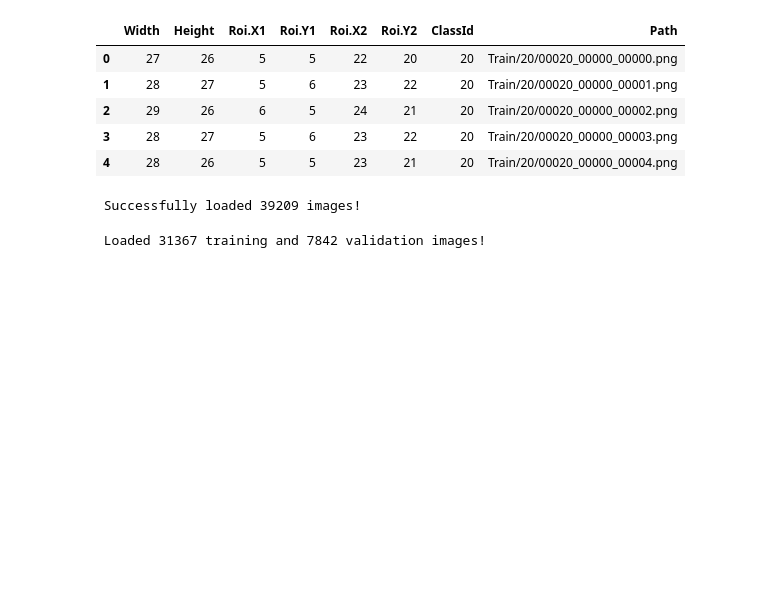
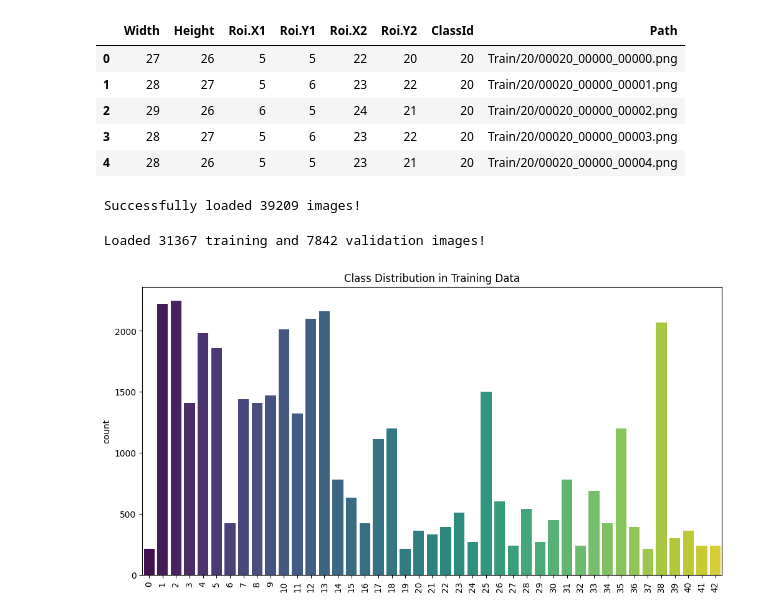
Before and after one commit to rahaffayez/Traffic_Sign_Recognition, a Jupyter notebook: traffic-sign-classification.ipynb, the cells around one changed output. Saved outputs shown, nothing was run; the diff lists cells and outputs as text; code cells hidden in the pictures; blank space fills up the shorter version.

```diff
--- a/traffic-sign-classification.ipynb
+++ b/traffic-sign-classification.ipynb
@@ -14,6 +14,10 @@ from tqdm import tqdm
 import random
 # %%
 DATASET_PATH = "/kaggle/input/gtsrb-german-traffic-sign"
+IMG_SIZE = 32
+NUM_CLASSES = 43
+EPOCHS = 20
+BATCH_SIZE = 64
 # %%
 train_df = pd.read_csv(os.path.join(DATASET_PATH, "Train.csv"))
 train_df.head()
@@ -24,6 +28,3 @@ train_df.head()
 | 2 | 29 | 26 | 6 | 5 | 24 | 21 | 20 | Train/20/00020_00000_00002.png |
 | 3 | 28 | 27 | 5 | 6 | 23 | 22 | 20 | Train/20/00020_00000_00003.png |
 | 4 | 28 | 26 | 5 | 5 | 23 | 21 | 20 | Train/20/00020_00000_00004.png |
-# %%
-IMG_SIZE = 48
-NUM_CLASSES = 43
@@ -59,3 +77,14 @@ X_train, X_val, y_train, y_val = train_test_split(X, y, test_size=0.2, random_st
 print(f" Loaded {len(X_train)} training and {len(X_val)} validation images!")
 # %% [output]
  Loaded 31367 training and 7842 validation images!
+# %%
+import seaborn as sns
+y_labels = np.argmax(y, axis=1)
+
+plt.figure(figsize=(12, 6))
+sns.countplot(x=y_labels, palette="viridis")
+plt.xticks(rotation=90)
+plt.title("Class Distribution in Training Data")
+plt.show()
+# %% [output]
+[figure, added]
```
Also changed, not shown: parts of 13 cells of this notebook.
